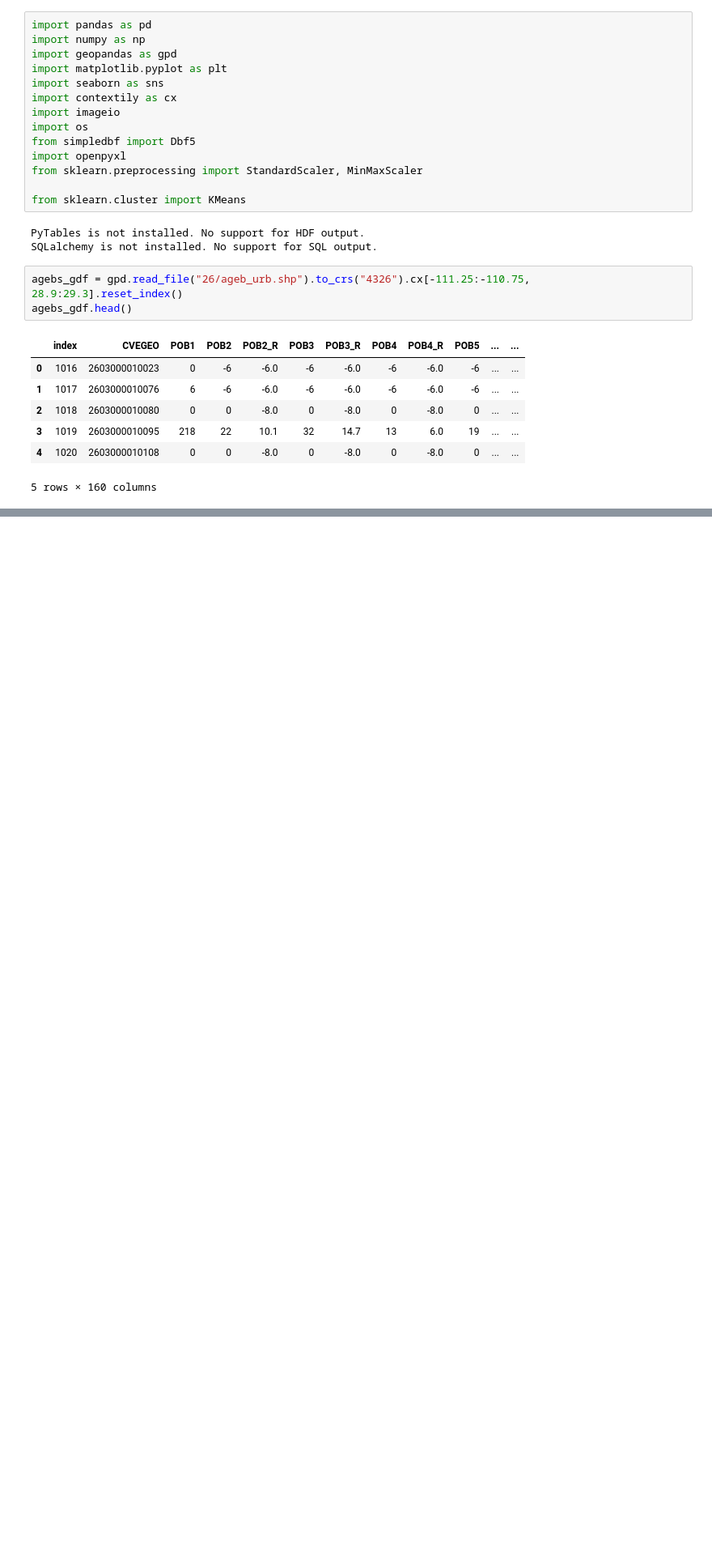
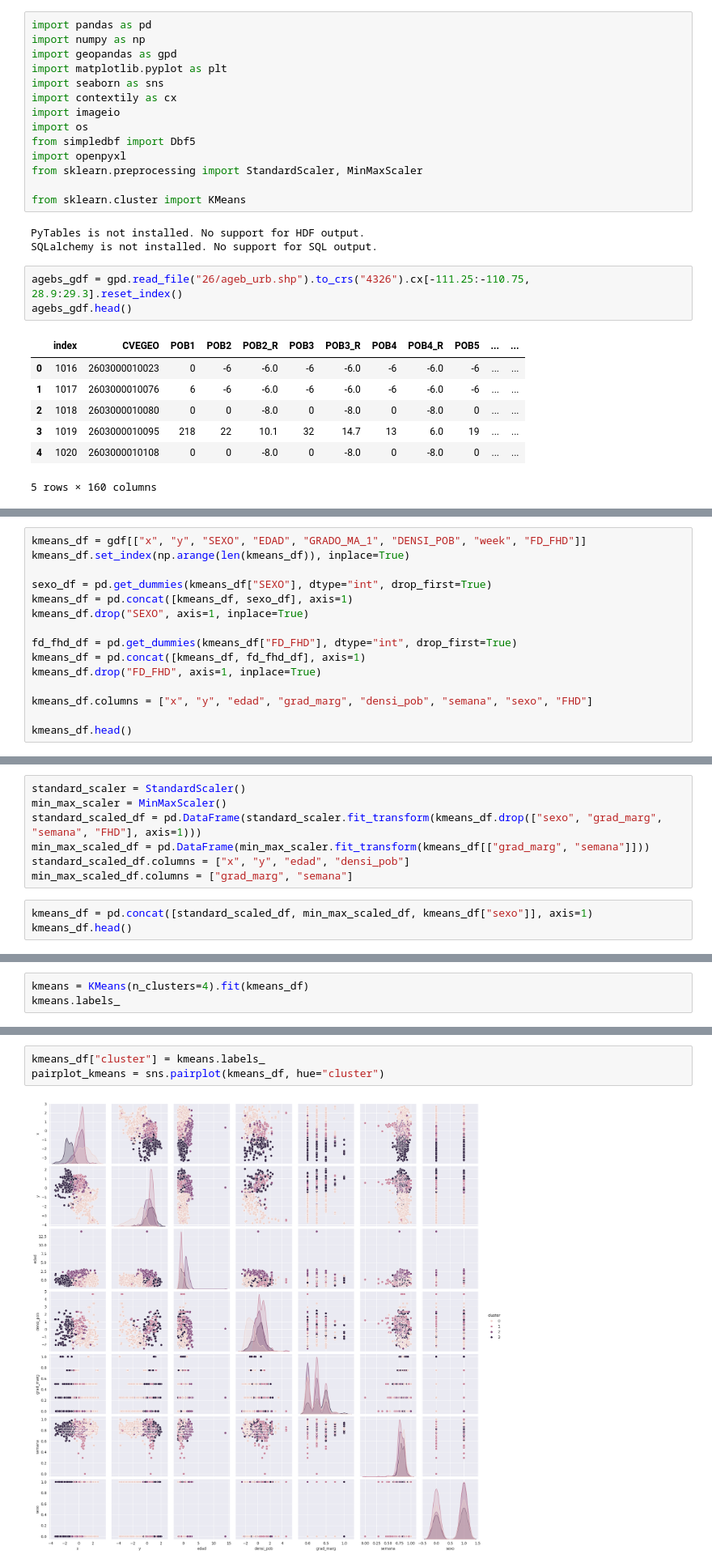
Before and after one commit to MaAnCoSa/fd_fhd_hmo_2010, a Jupyter notebook: 00_analysis_population.ipynb, the cells around one changed output, grey strips where cells are left out. Shown at 81% size. Saved outputs shown, nothing was run; the diff lists cells and outputs as text; blank space fills up the shorter version.

Commit message:
Added analysis with total population by cluster

```diff
--- a/00_analysis_population.ipynb
+++ b/00_analysis_population.ipynb
@@ -115,0 +51,15 @@ pop_df
+# %%
+kmeans_df = gdf[["x", "y", "SEXO", "EDAD", "GRADO_MA_1", "DENSI_POB", "week", "FD_FHD"]]
+kmeans_df.set_index(np.arange(len(kmeans_df)), inplace=True)
+
+sexo_df = pd.get_dummies(kmeans_df["SEXO"], dtype="int", drop_first=True)
+kmeans_df = pd.concat([kmeans_df, sexo_df], axis=1)
+kmeans_df.drop("SEXO", axis=1, inplace=True)
+
+fd_fhd_df = pd.get_dummies(kmeans_df["FD_FHD"], dtype="int", drop_first=True)
+kmeans_df = pd.concat([kmeans_df, fd_fhd_df], axis=1)
+kmeans_df.drop("FD_FHD", axis=1, inplace=True)
+
+kmeans_df.columns = ["x", "y", "edad", "grad_marg", "densi_pob", "semana", "sexo", "FHD"]
+
+kmeans_df.head()
@@ -115,0 +78,10 @@ pop_df
+# %%
+standard_scaler = StandardScaler()
+min_max_scaler = MinMaxScaler()
+standard_scaled_df = pd.DataFrame(standard_scaler.fit_transform(kmeans_df.drop(["sexo", "grad_marg", "semana", "FHD"], axis=1)))
+min_max_scaled_df = pd.DataFrame(min_max_scaler.fit_transform(kmeans_df[["grad_marg", "semana"]]))
+standard_scaled_df.columns = ["x", "y", "edad", "densi_pob"]
+min_max_scaled_df.columns = ["grad_marg", "semana"]
+# %%
+kmeans_df = pd.concat([standard_scaled_df, min_max_scaled_df, kmeans_df["sexo"]], axis=1)
+kmeans_df.head()
@@ -130,0 +106,3 @@ Length: 160, dtype: int64
+# %%
+kmeans = KMeans(n_clusters=4).fit(kmeans_df)
+kmeans.labels_
@@ -130,0 +111,5 @@ Length: 160, dtype: int64
+# %%
+kmeans_df["cluster"] = kmeans.labels_
+pairplot_kmeans = sns.pairplot(kmeans_df, hue="cluster")
+# %% [output]
+[figure, added]
```
Also changed, not shown: parts of 21 cells of this notebook, 1 other file.
